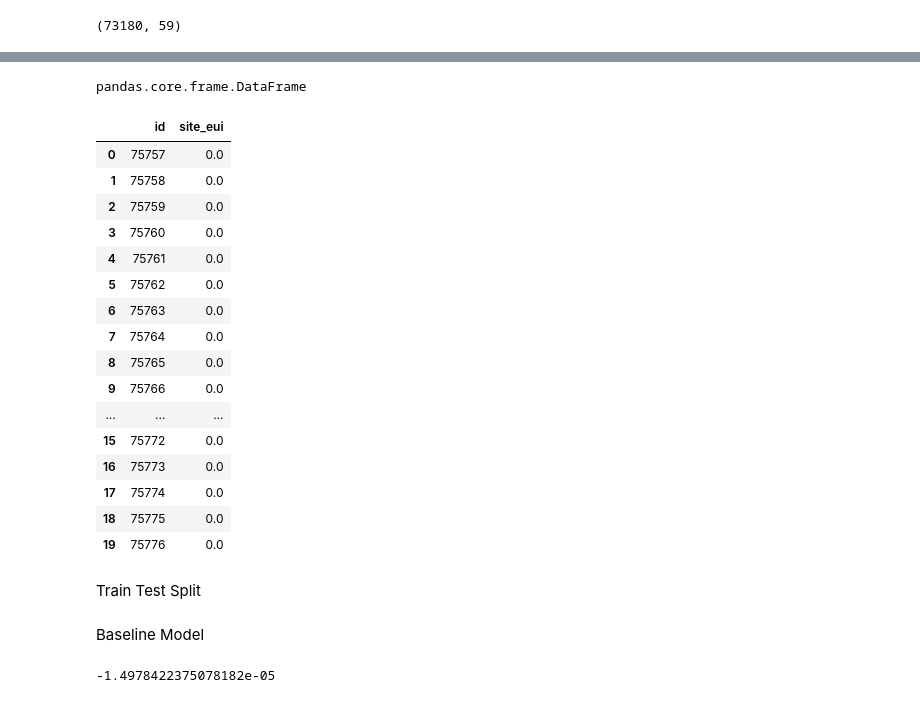
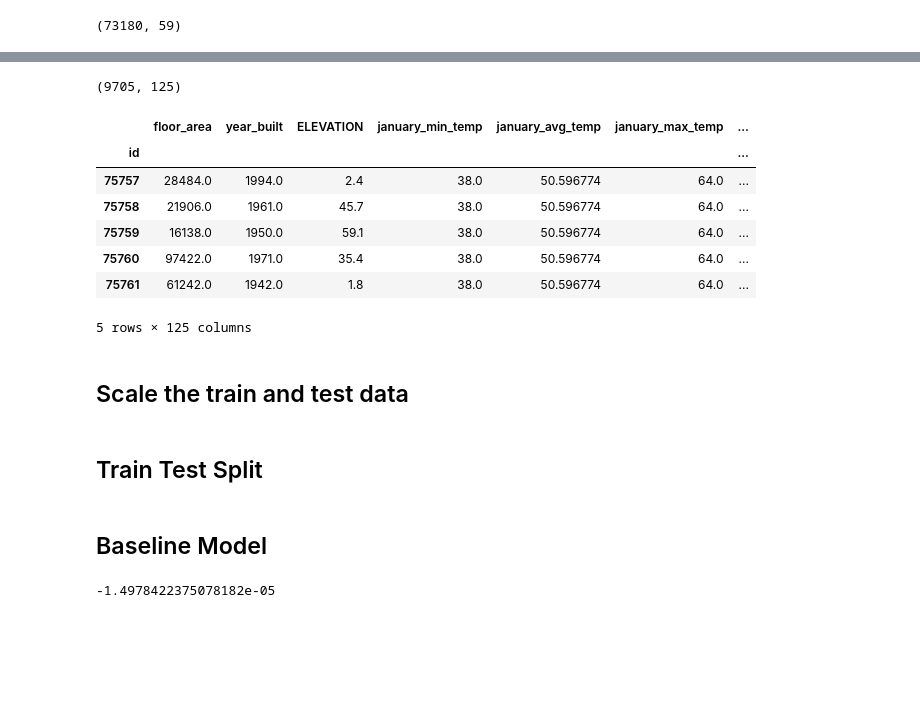
Before and after one commit to eminaomasa/energy_usage_prediction, a Jupyter notebook: aisha_notebook_initial.ipynb, the cells around one changed output, grey strips where cells are left out. Cells and saved outputs as stored; diff of their text form; code cells hidden in the pictures; blank space fills up the shorter version.

```diff
--- a/aisha_notebook_initial.ipynb
+++ b/aisha_notebook_initial.ipynb
@@ -400,2 +322,4 @@ from sklearn.impute import SimpleImputer
 # %%
 imp_freq = SimpleImputer(missing_values=np.nan, strategy='most_frequent')
+imp_freq.fit(test)
+imp_freq.transform(test)
@@ -402,2 +339,0 @@ imp_freq = SimpleImputer(missing_values=np.nan, strategy='most_frequent')
-# %%
-imp_freq.fit(test_data)
@@ -422,2 +340,2 @@ array([[2.8484e+04, 1.9940e+03, 2.4000e+00, ..., 0.0000e+00, 0.0000e+00,
 # %%
-year_imputed_test = pd.DataFrame(imp_freq.transform(test_data), columns = test_data.columns, index=test_data.index)
+test = pd.DataFrame(imp_freq.transform(test), columns = test.columns, index=test.index)
@@ -447,25 +346,18 @@ sample_solution = pd.read_csv('/content/sample_solution.csv')
-# %%
-type(sample_solution)
-# %% [output]
-pandas.core.frame.DataFrame
-# %%
-sample_solution.head(20)
-# %% [output]
-|  | id | site_eui |
-| 0 | 75757 | 0.0 |
-| 1 | 75758 | 0.0 |
-| 2 | 75759 | 0.0 |
-| 3 | 75760 | 0.0 |
-| 4 | 75761 | 0.0 |
-| 5 | 75762 | 0.0 |
-| 6 | 75763 | 0.0 |
-| 7 | 75764 | 0.0 |
-| 8 | 75765 | 0.0 |
-| 9 | 75766 | 0.0 |
-| ... | ... | ... |
-| 15 | 75772 | 0.0 |
-| 16 | 75773 | 0.0 |
-| 17 | 75774 | 0.0 |
-| 18 | 75775 | 0.0 |
-| 19 | 75776 | 0.0 |
+# %%
+test.shape
+# %% [output]
+(9705, 125)
+# %%
+test.head()
+# %% [output]
+|  | floor_area | year_built | ELEVATION | january_min_temp | january_avg_temp | january_max_temp | ... |
+| id |  |  |  |  |  |  | ... |
+| 75757 | 28484.0 | 1994.0 | 2.4 | 38.0 | 50.596774 | 64.0 | ... |
+| 75758 | 21906.0 | 1961.0 | 45.7 | 38.0 | 50.596774 | 64.0 | ... |
+| 75759 | 16138.0 | 1950.0 | 59.1 | 38.0 | 50.596774 | 64.0 | ... |
+| 75760 | 97422.0 | 1971.0 | 35.4 | 38.0 | 50.596774 | 64.0 | ... |
+| 75761 | 61242.0 | 1942.0 | 1.8 | 38.0 | 50.596774 | 64.0 | ... |
+5 rows × 125 columns
+# %% [markdown]
+## Scale the train and test data
 # %%
@@ -477,3 +367,3 @@ test_scaled = scaler.transform(test_data)
 # %% [markdown]
-Train Test Split
+## Train Test Split
 # %%
@@ -483,4 +371,4 @@ X_train, X_test, y_train, y_test = train_test_split(
     X_scaled, y, test_size=0.2, random_state=50
 )
 # %% [markdown]
-Baseline Model
+## Baseline Model
```
Also changed, not shown: parts of 107 cells of this notebook.
